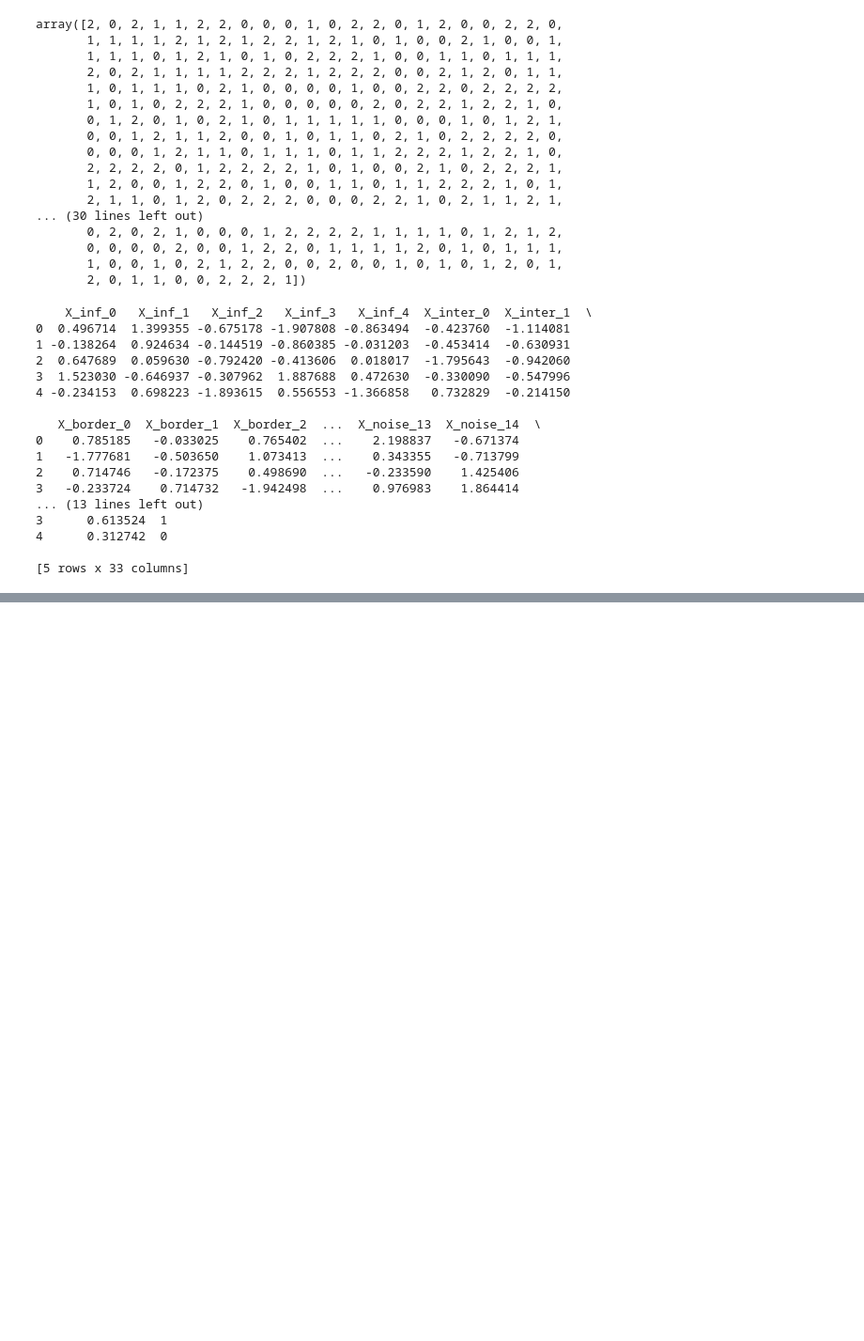
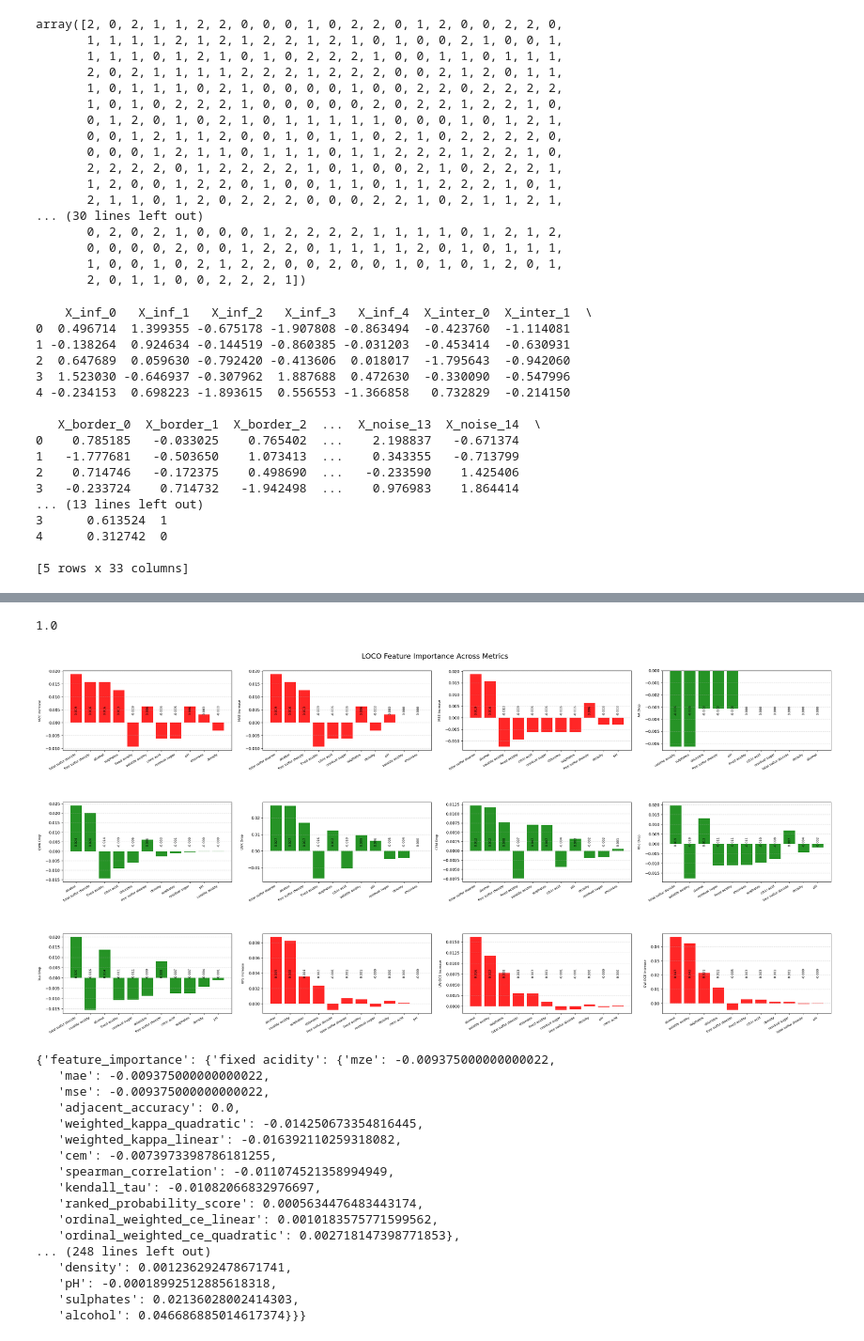
Before and after one commit to JWzero/ordinal_xai, a Jupyter notebook: test.ipynb, the cells around one changed output, grey strips where cells are left out. Shown at 94% size. Cells and saved outputs as stored; diff of their text form; code cells hidden in the pictures; blank space fills up the shorter version.

Commit message:
implemented lime + many changes

```diff
--- a/test.ipynb
+++ b/test.ipynb
@@ -208,0 +228,45 @@ print(data.head())
+# %%
+import numpy as np
+from utils.evaluation_metrics import cem,_calculate_proximity,_get_class_counts
+
+y_true = np.array([0, 1, 2, 1, 0])
+y_pred = np.array([2, 0, 0, 2, 2])
+
+cem(y_true,y_true)
+# %% [output]
+1.0
+# %%
+from sklearn import metrics
+from interpretation.LIME import LIME
+from interpretation.LOCO import LOCO
+from interpretation.PermutationImportance import PermutationImportance
+
+from main import load_data, load_model
+
+X,y = load_data("winequality-red.csv")
+
+model = load_model("CLM",link_function="logit")
+
+model.fit(X,y)
+
+loco = LOCO(model,X,y,metrics=["mse","ranked_probability_score"])
+loco.explain(plot=True)
+# %% [output]
+[figure, added]
+{'feature_importance': {'fixed acidity': {'mze': -0.009375000000000022,
+   'mae': -0.009375000000000022,
+   'mse': -0.009375000000000022,
+   'adjacent_accuracy': 0.0,
+   'weighted_kappa_quadratic': -0.014250673354816445,
+   'weighted_kappa_linear': -0.016392110259318082,
+   'cem': -0.0073973398786181255,
+   'spearman_correlation': -0.011074521358994949,
+   'kendall_tau': -0.01082066832976697,
+   'ranked_probability_score': 0.0005634476483443174,
+   'ordinal_weighted_ce_linear': 0.0010183575771599562,
+   'ordinal_weighted_ce_quadratic': 0.002718147398771853},
+... (248 lines left out)
+   'density': 0.001236292478671741,
+   'pH': -0.00018992512885618318,
+   'sulphates': 0.02136028002414303,
+   'alcohol': 0.046686885014617374}}}
```
Also changed, not shown: parts of 2 cells of this notebook, 12 other files.
